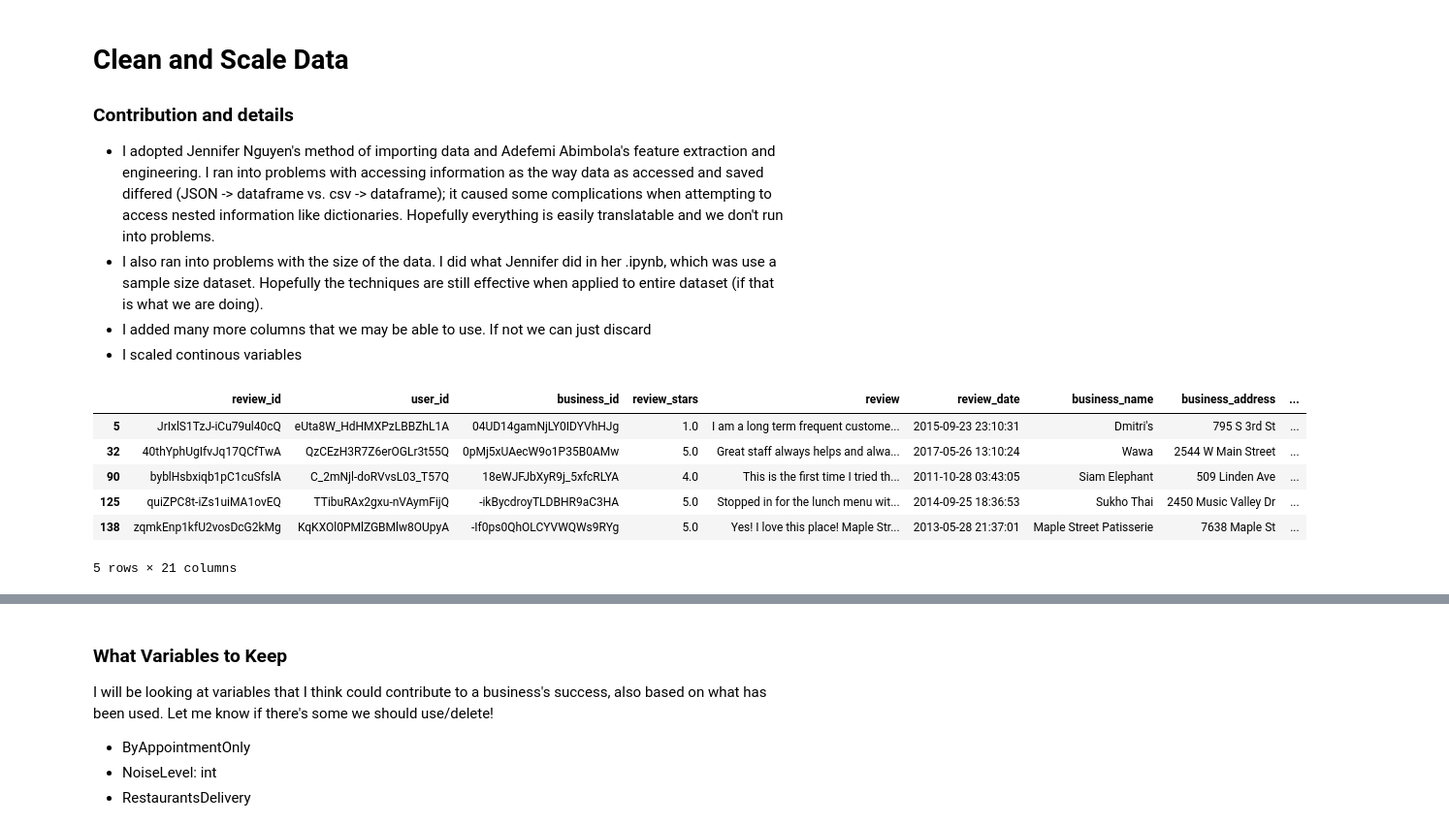
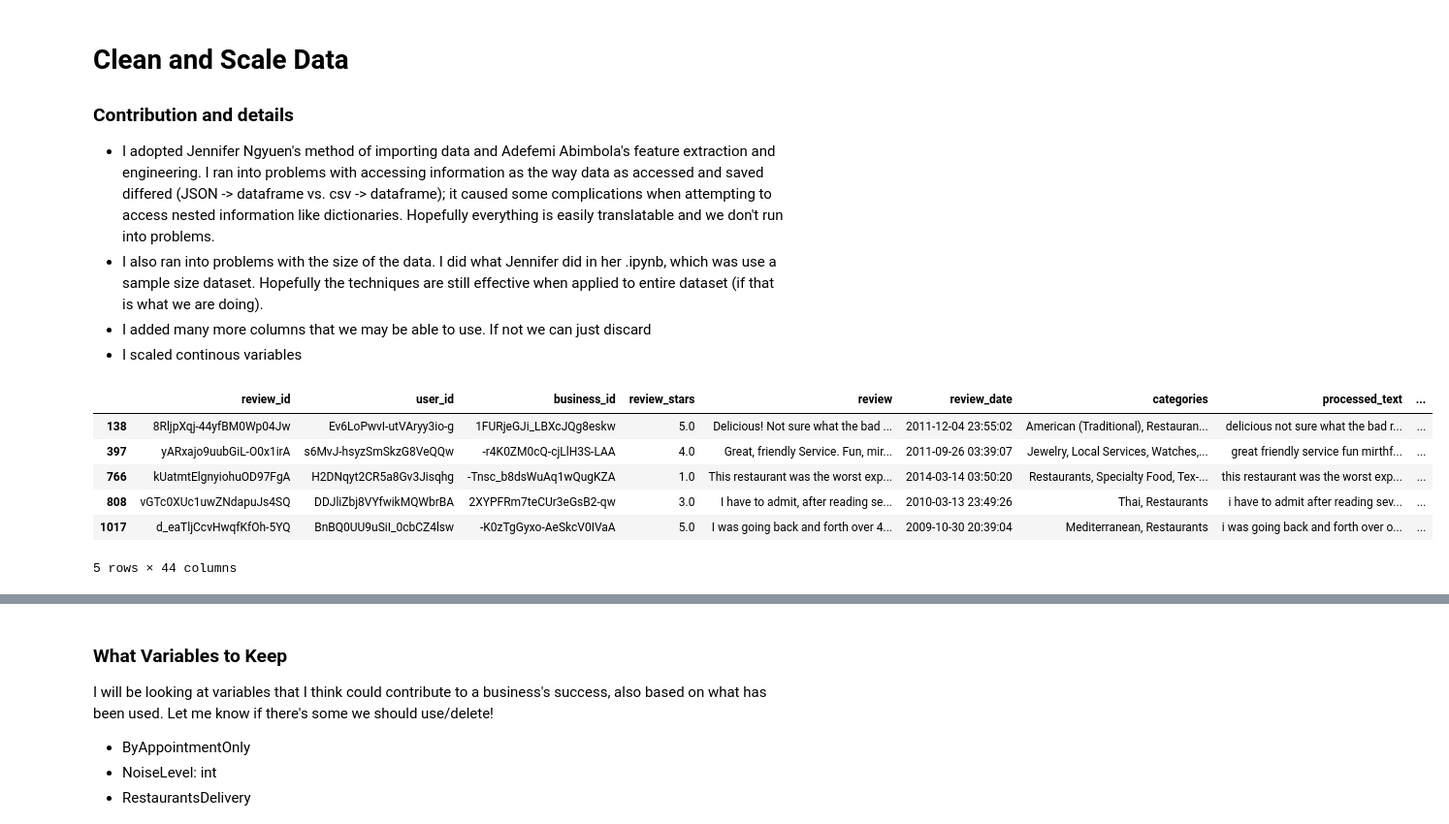
Before and after one commit to Jenblr/Yelp-Business-Data-Success-Analysis, a Jupyter notebook: Structured_Data2.ipynb, the cells around one changed output, grey strips where cells are left out. Shown: that part at 97% size. Cells and saved outputs as stored; diff of their text form; code cells hidden in the pictures.

```diff
--- a/Structured_Data2.ipynb
+++ b/Structured_Data2.ipynb
@@ -0,0 +1,6 @@
+# %%
+review_path = '/Users/Defemi/Library/Mobile Documents/com~apple~CloudDocs/Data Sc II/Yelp JSON/yelp_dataset/yelp_academic_dataset_review.json'
+business_path = '/Users/Defemi/Library/Mobile Documents/com~apple~CloudDocs/Data Sc II/Yelp JSON/yelp_dataset/yelp_academic_dataset_business.json'
+user_path = '/Users/Defemi/Library/Mobile Documents/com~apple~CloudDocs/Data Sc II/Yelp JSON/yelp_dataset/yelp_academic_dataset_user.json'
+checkin_path = '/Users/Defemi/Library/Mobile Documents/com~apple~CloudDocs/Data Sc II/Yelp JSON/yelp_dataset/yelp_academic_dataset_checkin.json'
+tip_path = '/Users/Defemi/Library/Mobile Documents/com~apple~CloudDocs/Data Sc II/Yelp JSON/yelp_dataset/yelp_academic_dataset_tip.json'
@@ -2,7 +437,7 @@
 # Clean and Scale Data
 
 ### Contribution and details
-- I adopted Jennifer Nguyen's method of importing data and Adefemi Abimbola's feature extraction and engineering. I ran into problems with accessing information as the way data as accessed and saved differed (JSON -> dataframe vs. csv -> dataframe); it caused some complications when attempting to access nested information like dictionaries. Hopefully everything is easily translatable and we don't run into problems.
+- I adopted Jennifer Ngyuen's method of importing data and Adefemi Abimbola's feature extraction and engineering. I ran into problems with accessing information as the way data as accessed and saved differed (JSON -> dataframe vs. csv -> dataframe); it caused some complications when attempting to access nested information like dictionaries. Hopefully everything is easily translatable and we don't run into problems.
 - I also ran into problems with the size of the data. I did what Jennifer did in her .ipynb, which was use a sample size dataset. Hopefully the techniques are still effective when applied to entire dataset (if that is what we are doing).
 - I added many more columns that we may be able to use. If not we can just discard
 - I scaled continous variables
@@ -23,11 +458,11 @@ import ast
 #Reading and saving datasets
 
 #Paths to load datasets
-business_path = 'yelp_academic_dataset_business.json'
-review_path = 'yelp_academic_dataset_review.json'
-user_path = 'yelp_academic_dataset_user.json'
-checkin_path = 'yelp_academic_dataset_checkin.json'
-tip_path = 'yelp_academic_dataset_tip.json'
+#business_path = 'yelp_academic_dataset_business.json'
+#review_path = 'yelp_academic_dataset_review.json'
+#user_path = 'yelp_academic_dataset_user.json'
+#checkin_path = 'yelp_academic_dataset_checkin.json'
+#tip_path = 'yelp_academic_dataset_tip.json'
 
 #Reading JSON files
 def read_json(file_path, max_records=None):
@@ -41,46 +476,54 @@ def read_json(file_path, max_records=None):
 
 # Removed 'max_records' for business and users since we have to clean it
 # Saved 'max_records' for others for faster processing but can remove when utilizing entire dataset
-business = read_json(business_path)
-review = read_json(review_path, max_records=5000)
-user = read_json(user_path)
-checkin = read_json(checkin_path, max_records=5000)
-tip = read_json(tip_path, max_records=5000)
+#business = read_json(business_path)
+business = pd.read_csv('business_sentiment_data.csv')
+review = pd.read_csv('processed_reviews_with_nlp.csv')
+user = read_json(user_path, max_records=10000)
+checkin = read_json(checkin_path, max_records=10000)
+tip = read_json(tip_path, max_records=10000)
 # %%
 # Aggregating the dataset into a master dataset
 # master dataset created each row represents one review
 
 business.rename(columns={'name': 'business_name',
                          'address': 'business_address',
                          'city': 'business_city',
                          'stars': 'business_stars',
-                         'review_count':'business_review_count',
+                         'review_count_x':'business_review_count_x',
+                         'review_count_y':'business_review_count_y',
                          'attributes':'business_attributes',
                          'categories':'business_categories',
-                         'hours':'business_hours'}, inplace=True)
-business.drop(columns=['is_open'], inplace=True)
+                         'hours':'business_hours',
+                         'avg_sentiment': 'business_avg_sentiment',
+                         'median':'business_median_sentiment'}, inplace=True)
+business.drop(columns=['is_open','longitude','latitude'], inplace=True)
 review.rename(columns={'stars': 'review_stars',
                        'date': 'review_date',
-                       'text': 'review'}, inplace=True)
+                       'text': 'review',
+                       'sentiment_score': 'review_sentiment_score',
+                       'sentiment_label': 'review_sentiment_label',
+                       'dominant_topic': 'review_dominant_topic',
+                       }, inplace=True)
 review.drop(columns=['useful', 'funny','cool'], inplace=True)
 user.rename(columns={'name': 'user_name',
                      'review_count': 'user_review_count',
                      'average_stars': 'user_average_stars',
                      'compliments_total': 'User_compliments_total'}, inplace=True)
 user.drop(columns=['elite', 'fans'], inplace=True)
 checkin.rename(columns={'date': 'checkin_dates'}, inplace=True)
 master = review.merge(business, on='business_id', how='left')
 master = master.merge(user, on='user_id', how='left')
 master = master.merge(checkin, on='business_id', how='left')
 master.dropna(inplace=True)
 
 #View data
 master.head()
 # %% [output]
-|  | review_id | user_id | business_id | review_stars | review | review_date | business_name | business_address | ... |
-| 5 | JrIxlS1TzJ-iCu79ul40cQ | eUta8W_HdHMXPzLBBZhL1A | 04UD14gamNjLY0IDYVhHJg | 1.0 | I am a long term frequent custome... | 2015-09-23 23:10:31 | Dmitri's | 795 S 3rd St | ... |
-| 32 | 40thYphUgIfvJq17QCfTwA | QzCEzH3R7Z6erOGLr3t55Q | 0pMj5xUAecW9o1P35B0AMw | 5.0 | Great staff always helps and alwa... | 2017-05-26 13:10:24 | Wawa | 2544 W Main Street | ... |
-| 90 | byblHsbxiqb1pC1cuSfslA | C_2mNjl-doRVvsL03_T57Q | 18eWJFJbXyR9j_5xfcRLYA | 4.0 | This is the first time I tried th... | 2011-10-28 03:43:05 | Siam Elephant | 509 Linden Ave | ... |
-| 125 | quiZPC8t-iZs1uiMA1ovEQ | TTibuRAx2gxu-nVAymFijQ | -ikBycdroyTLDBHR9aC3HA | 5.0 | Stopped in for the lunch menu wit... | 2014-09-25 18:36:53 | Sukho Thai | 2450 Music Valley Dr | ... |
-| 138 | zqmkEnp1kfU2vosDcG2kMg | KqKXOl0PMlZGBMlw8OUpyA | -If0ps0QhOLCYVWQWs9RYg | 5.0 | Yes! I love this place! Maple Str... | 2013-05-28 21:37:01 | Maple Street Patisserie | 7638 Maple St | ... |
+|  | review_id | user_id | business_id | review_stars | review | review_date | categories | processed_text | ... |
+| 138 | 8RljpXqj-44yfBM0Wp04Jw | Ev6LoPwvI-utVAryy3io-g | 1FURjeGJi_LBXcJQg8eskw | 5.0 | Delicious! Not sure what the bad ... | 2011-12-04 23:55:02 | American (Traditional), Restauran... | delicious not sure what the bad r... | ... |
+| 397 | yARxajo9uubGiL-O0x1irA | s6MvJ-hsyzSmSkzG8VeQQw | -r4K0ZM0cQ-cjLlH3S-LAA | 4.0 | Great, friendly Service. Fun, mir... | 2011-09-26 03:39:07 | Jewelry, Local Services, Watches,... | great friendly service fun mirthf... | ... |
+| 766 | kUatmtElgnyiohuOD97FgA | H2DNqyt2CR5a8Gv3Jisqhg | -Tnsc_b8dsWuAq1wQugKZA | 1.0 | This restaurant was the worst exp... | 2014-03-14 03:50:20 | Restaurants, Specialty Food, Tex-... | this restaurant was the worst exp... | ... |
+| 808 | vGTc0XUc1uwZNdapuJs4SQ | DDJliZbj8VYfwikMQWbrBA | 2XYPFRm7teCUr3eGsB2-qw | 3.0 | I have to admit, after reading se... | 2010-03-13 23:49:26 | Thai, Restaurants | i have to admit after reading sev... | ... |
+| 1017 | d_eaTljCcvHwqfKfOh-5YQ | BnBQ0UU9uSiI_0cbCZ4lsw | -K0zTgGyxo-AeSkcV0IVaA | 5.0 | I was going back and forth over 4... | 2009-10-30 20:39:04 | Mediterranean, Restaurants | i was going back and forth over o... | ... |
-5 rows × 21 columns
+5 rows × 44 columns
```
Also changed, not shown: parts of 66 cells of this notebook.
